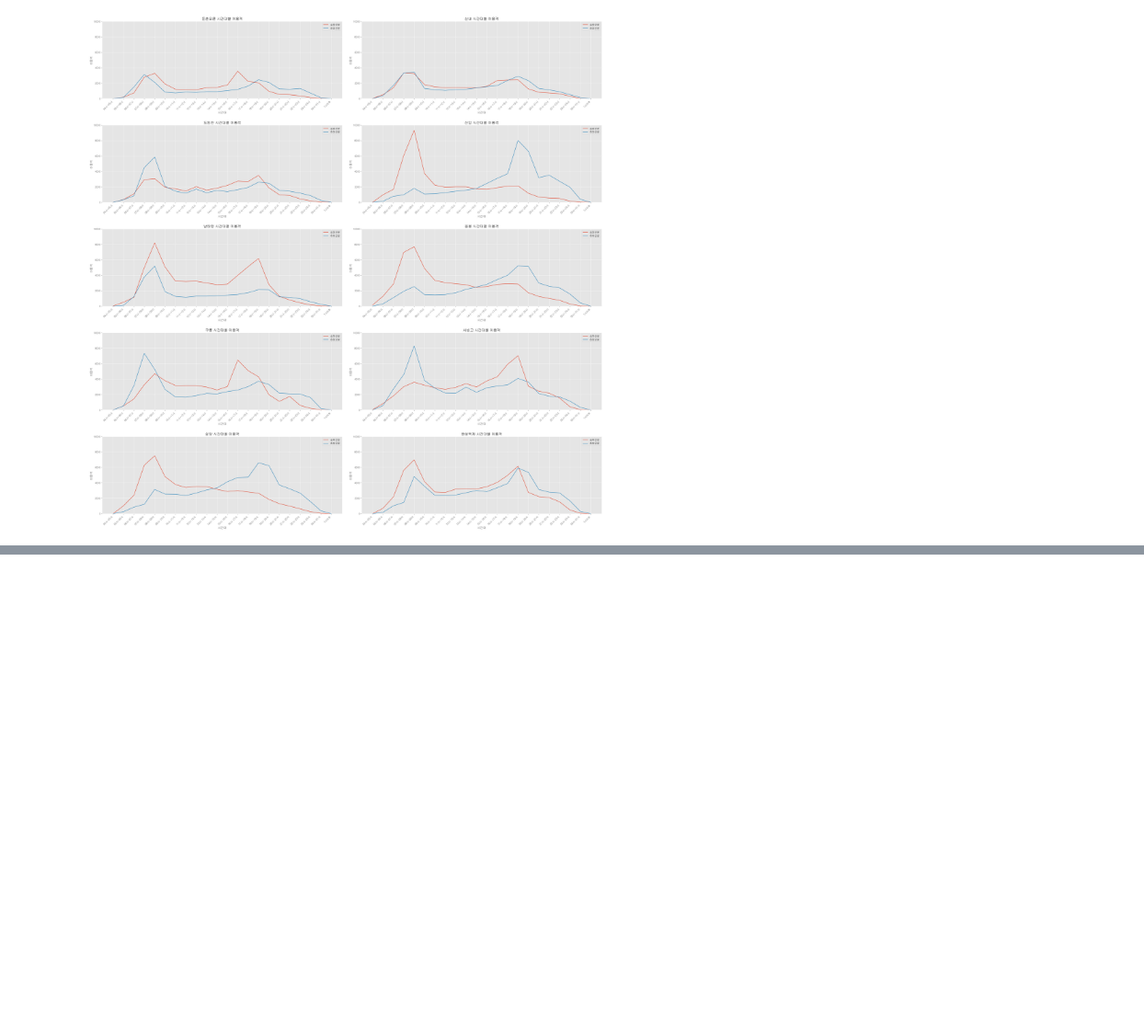
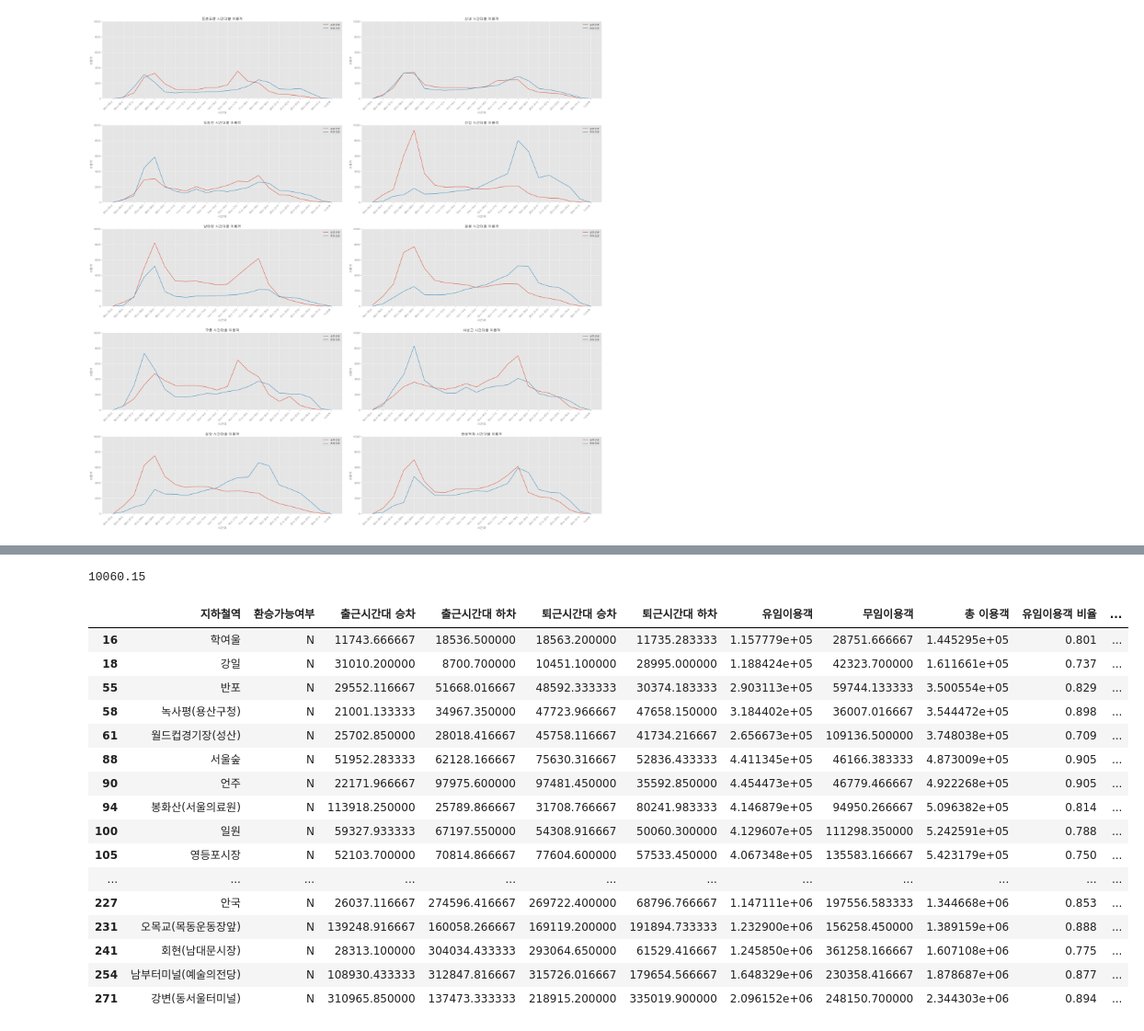
Before and after one commit to HyunJW/Subway_Analystic, a Jupyter notebook: 지하철 이용현황.ipynb, the cells around one changed output, grey strips where cells are left out. Shown at 92% size. Saved outputs shown, nothing was run; the diff lists cells and outputs as text; code cells hidden in the pictures; blank space fills up the shorter version.

```diff
--- a/지하철 이용현황.ipynb
+++ b/지하철 이용현황.ipynb
@@ -1554,0 +1517,2 @@ candidate.to_csv('환승역 후보.csv', index=False)
+# %%
+org2 = pd.read_csv("./국가철도공단_코레일_역구조_데이터_20220920.csv", encoding="cp949")
@@ -1554,0 +1539,8 @@ candidate.to_csv('환승역 후보.csv', index=False)
+# %%
+for i in org2['역명'].unique():
+    if len(df_trans_fares[df_trans_fares['층수'] == 0]['지하철역'].str.contains(i)) > 0:
+        index = df_trans_fares[df_trans_fares['층수'] == 0]['지하철역'].str.contains(i).index
+        floor = org2[org2['역명'] == i]['역층'].max()
+        area = org2[org2['역명'] == i]['면적'].sum()
+        df_trans_fares.loc[index, '층수'] = floor
+        df_trans_fares.loc[index, '면적'] = area
@@ -1554,0 +1581,30 @@ candidate.to_csv('환승역 후보.csv', index=False)
+# %%
+# 환승역이 될 조건1
+condition_1 = df_trans_fares[df_trans_fares['환승가능여부'] == 'Y'][['면적']].quantile(q=0.25).values[0]
+condition_1
+# %% [output]
+10060.15
+# %%
+condition_2 = df_trans_fares[df_trans_fares['환승가능여부'] == 'Y'][['층수']].quantile(q=0.25).values[0]
+# %%
+candidate = df_trans_fares[(df_trans_fares['면적'] >= condition_1) & (df_trans_fares['환승가능여부'] == 'N')]
+# %%
+candidate[candidate['층수'] >= condition_2]
+# %% [output]
+|  | 지하철역 | 환승가능여부 | 출근시간대 승차 | 출근시간대 하차 | 퇴근시간대 승차 | 퇴근시간대 하차 | 유임이용객 | 무임이용객 | 총 이용객 | 유임이용객 비율 | ... |
+| 16 | 학여울 | N | 11743.666667 | 18536.500000 | 18563.200000 | 11735.283333 | 1.157779e+05 | 28751.666667 | 1.445295e+05 | 0.801 | ... |
+| 18 | 강일 | N | 31010.200000 | 8700.700000 | 10451.100000 | 28995.000000 | 1.188424e+05 | 42323.700000 | 1.611661e+05 | 0.737 | ... |
+| 55 | 반포 | N | 29552.116667 | 51668.016667 | 48592.333333 | 30374.183333 | 2.903113e+05 | 59744.133333 | 3.500554e+05 | 0.829 | ... |
+| 58 | 녹사평(용산구청) | N | 21001.133333 | 34967.350000 | 47723.966667 | 47658.150000 | 3.184402e+05 | 36007.016667 | 3.544472e+05 | 0.898 | ... |
+| 61 | 월드컵경기장(성산) | N | 25702.850000 | 28018.416667 | 45758.116667 | 41734.216667 | 2.656673e+05 | 109136.500000 | 3.748038e+05 | 0.709 | ... |
+| 88 | 서울숲 | N | 51952.283333 | 62128.166667 | 75630.316667 | 52836.433333 | 4.411345e+05 | 46166.383333 | 4.873009e+05 | 0.905 | ... |
+| 90 | 언주 | N | 22171.966667 | 97975.600000 | 97481.450000 | 35592.850000 | 4.454473e+05 | 46779.466667 | 4.922268e+05 | 0.905 | ... |
+| 94 | 봉화산(서울의료원) | N | 113918.250000 | 25789.866667 | 31708.766667 | 80241.983333 | 4.146879e+05 | 94950.266667 | 5.096382e+05 | 0.814 | ... |
+| 100 | 일원 | N | 59327.933333 | 67197.550000 | 54308.916667 | 50060.300000 | 4.129607e+05 | 111298.350000 | 5.242591e+05 | 0.788 | ... |
+| 105 | 영등포시장 | N | 52103.700000 | 70814.866667 | 77604.600000 | 57533.450000 | 4.067348e+05 | 135583.166667 | 5.423179e+05 | 0.750 | ... |
+| ... | ... | ... | ... | ... | ... | ... | ... | ... | ... | ... | ... |
+| 227 | 안국 | N | 26037.116667 | 274596.416667 | 269722.400000 | 68796.766667 | 1.147111e+06 | 197556.583333 | 1.344668e+06 | 0.853 | ... |
+| 231 | 오목교(목동운동장앞) | N | 139248.916667 | 160058.266667 | 169119.200000 | 191894.733333 | 1.232900e+06 | 156258.450000 | 1.389159e+06 | 0.888 | ... |
+| 241 | 회현(남대문시장) | N | 28313.100000 | 304034.433333 | 293064.650000 | 61529.416667 | 1.245850e+06 | 361258.166667 | 1.607108e+06 | 0.775 | ... |
+| 254 | 남부터미널(예술의전당) | N | 108930.433333 | 312847.816667 | 315726.016667 | 179654.566667 | 1.648329e+06 | 230358.416667 | 1.878687e+06 | 0.877 | ... |
+| 271 | 강변(동서울터미널) | N | 310965.850000 | 137473.333333 | 218915.200000 | 335019.900000 | 2.096152e+06 | 248150.700000 | 2.344303e+06 | 0.894 | ... |
```
Also changed, not shown: parts of 56 cells of this notebook.
